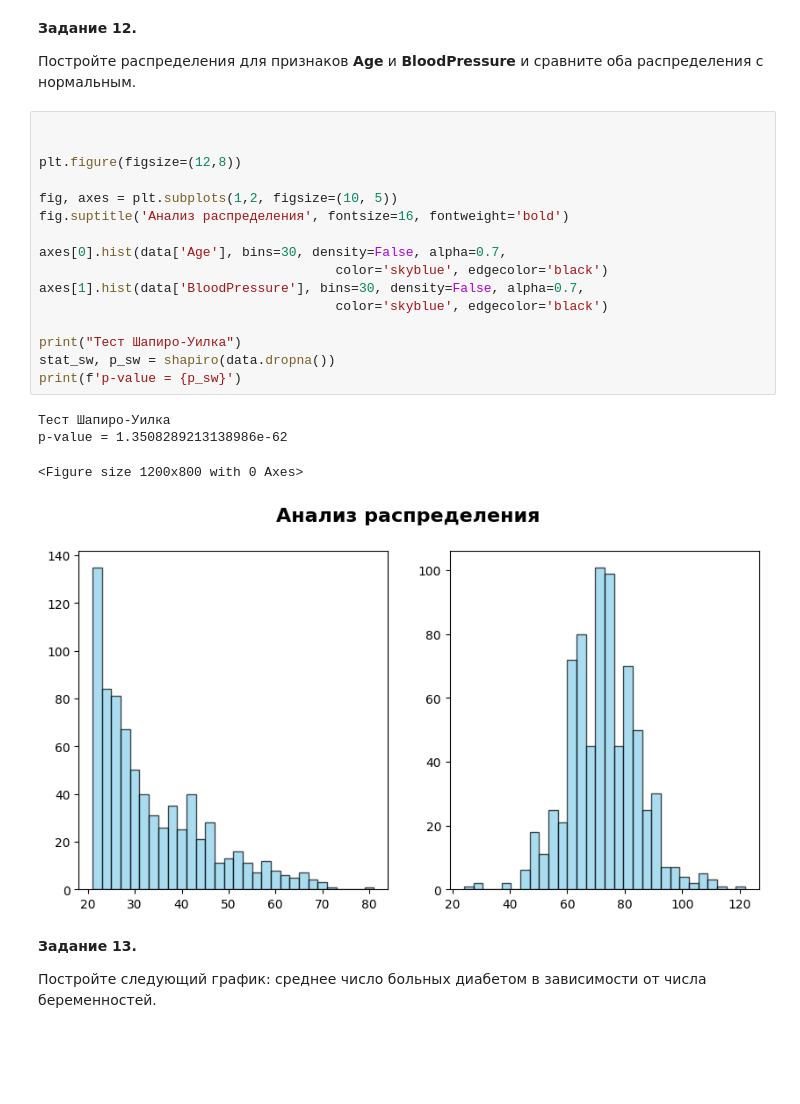
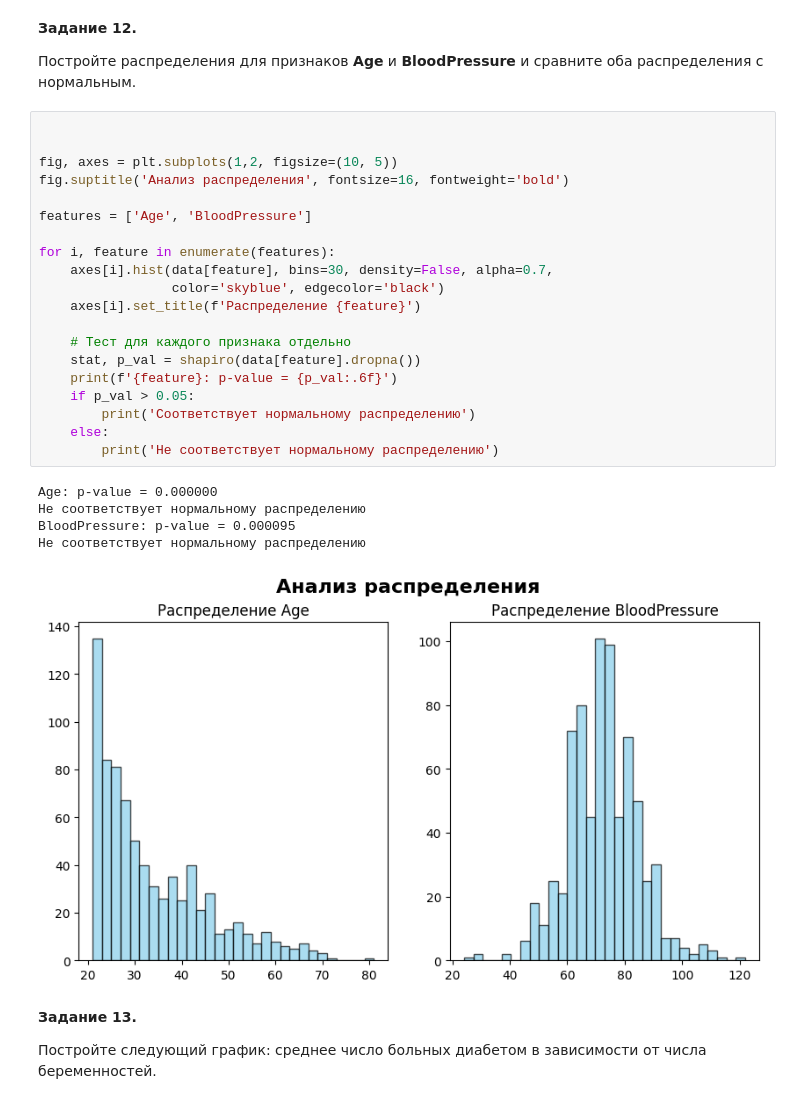
Before and after one commit to kuskas112/Labs, a Jupyter notebook: Машинное обучение/LR1_Pandas_Part2.ipynb, the cells around one changed output. Drawn from its saved outputs; the diff is of its cells as text; blank space fills up the shorter version.

```diff
--- a/Машинное обучение/LR1_Pandas_Part2.ipynb
+++ b/Машинное обучение/LR1_Pandas_Part2.ipynb
@@ -228,25 +228,30 @@ __Задание 12.__
 Постройте распределения для признаков __Age__ и __BloodPressure__ и сравните оба распределения с нормальным.
 # %%
 
-
-plt.figure(figsize=(12,8))
 
 fig, axes = plt.subplots(1,2, figsize=(10, 5))
 fig.suptitle('Анализ распределения', fontsize=16, fontweight='bold')
 
-axes[0].hist(data['Age'], bins=30, density=False, alpha=0.7,
-                                      color='skyblue', edgecolor='black')
-axes[1].hist(data['BloodPressure'], bins=30, density=False, alpha=0.7,
-                                      color='skyblue', edgecolor='black')
+features = ['Age', 'BloodPressure']
 
-print("Тест Шапиро-Уилка")
-stat_sw, p_sw = shapiro(data.dropna())
-print(f'p-value = {p_sw}')
+for i, feature in enumerate(features):
+    axes[i].hist(data[feature], bins=30, density=False, alpha=0.7,
+                 color='skyblue', edgecolor='black')
+    axes[i].set_title(f'Распределение {feature}')
+
+    # Тест для каждого признака отдельно
+    stat, p_val = shapiro(data[feature].dropna())
+    print(f'{feature}: p-value = {p_val:.6f}')
+    if p_val > 0.05:
+        print('Соответствует нормальному распределению')
+    else:
+        print('Не соответствует нормальному распределению')
 # %% [output]
-Тест Шапиро-Уилка
-p-value = 1.3508289213138986e-62
+Age: p-value = 0.000000
+Не соответствует нормальному распределению
+BloodPressure: p-value = 0.000095
+Не соответствует нормальному распределению
-<Figure size 1200x800 with 0 Axes>
-[figure, old version]
+[figure, new version]
 # %% [markdown]
 __Задание 13.__
 
```
Also changed, not shown: parts of 1 cell of this notebook, 1 other file.
